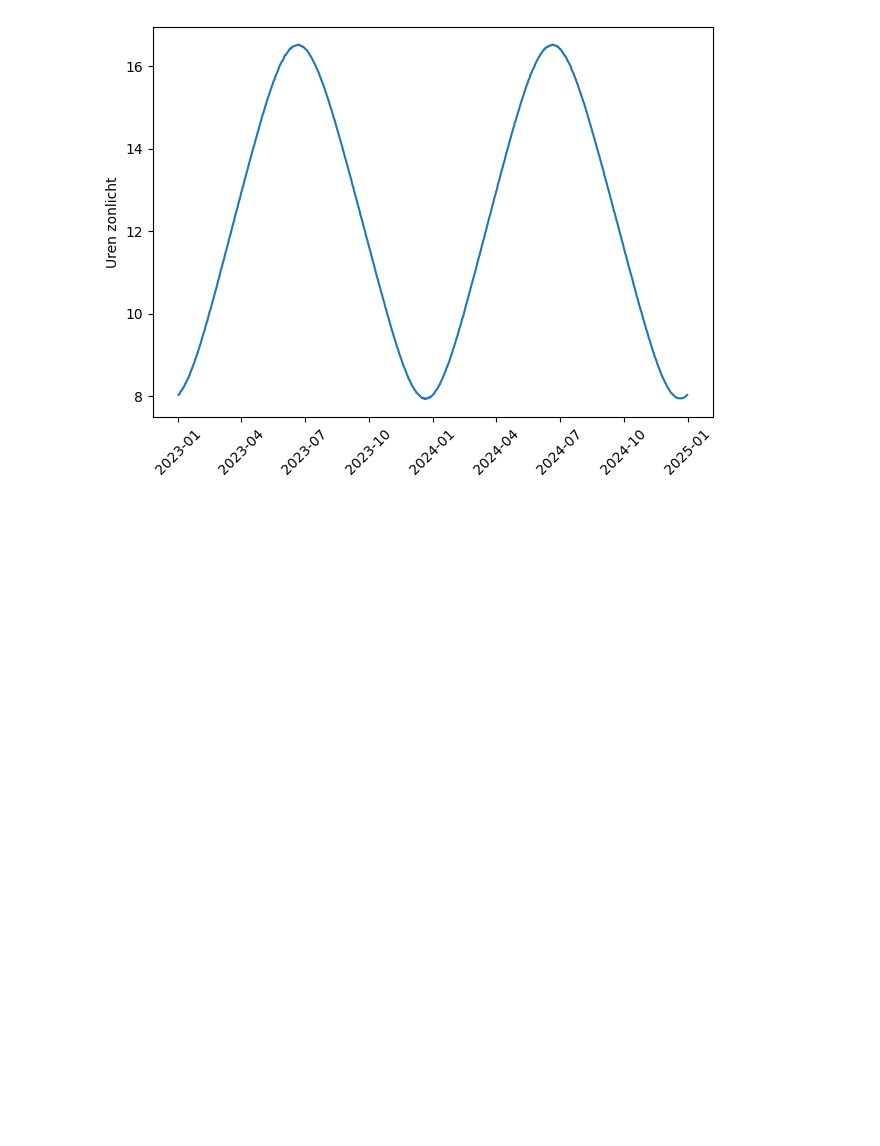
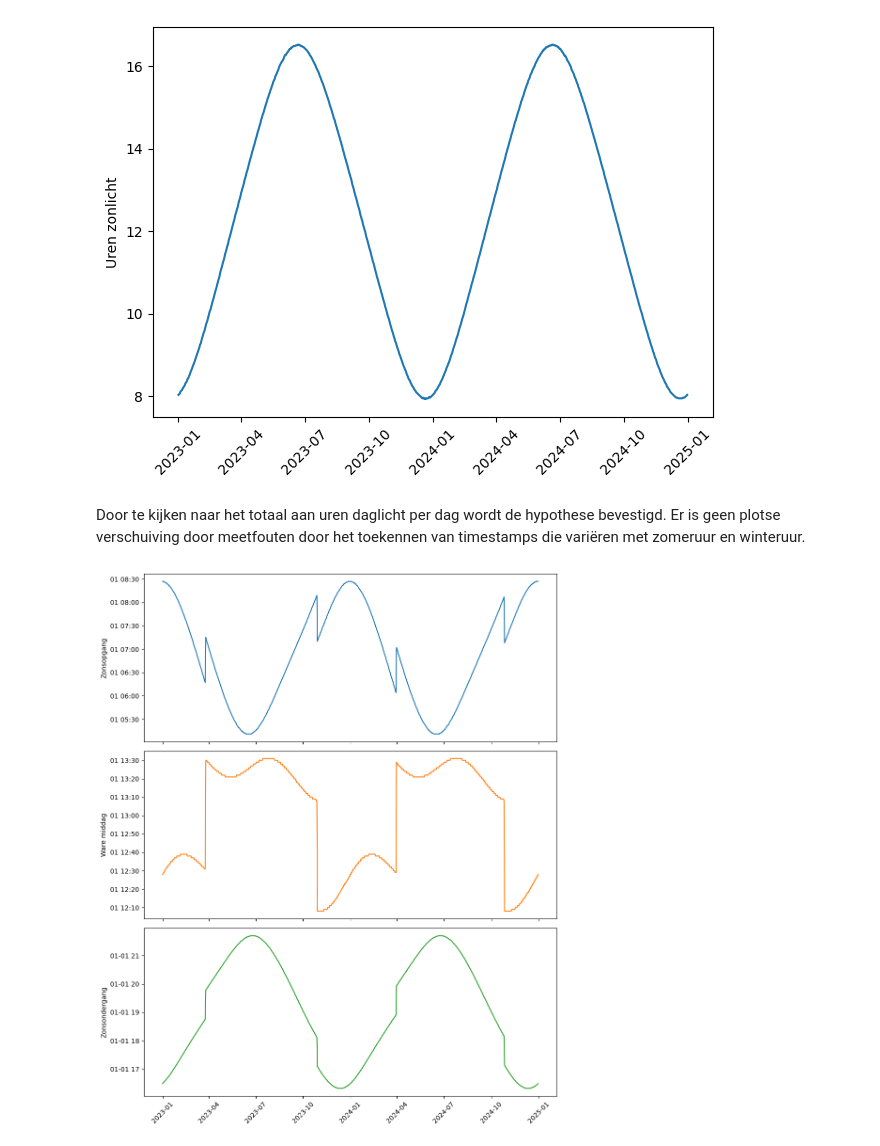
Before and after one commit to Robin-12/Project-Solar, a Jupyter notebook: Project_Solar.ipynb, the cells around one changed output. Saved outputs shown, nothing was run; the diff lists cells and outputs as text; code cells hidden in the pictures; blank space fills up the shorter version.

```diff
--- a/Project_Solar.ipynb
+++ b/Project_Solar.ipynb
@@ -379,3 +575,38 @@ plt.tight_layout()
 plt.show()
 # %% [output]
 [figure]
+# %% [markdown]
+Door te kijken naar het totaal aan uren daglicht per dag wordt de hypothese bevestigd. Er is geen plotse verschuiving door meetfouten door het toekennen van timestamps die variëren met zomeruur en winteruur.
+# %%
+import pytz
+
+local_tz = pytz.timezone('Europe/Brussels')
+
+sunset['datum'] = sunset['datum'].dt.tz_localize(local_tz).dt.tz_convert(pytz.UTC)
+sunset['Opkomst'] = sunset['Opkomst'].dt.tz_localize(local_tz).dt.tz_convert(pytz.UTC)
+sunset['Op ware middag'] = sunset['Op ware middag'].dt.tz_localize(local_tz).dt.tz_convert(pytz.UTC)
+sunset['Ondergang'] = sunset['Ondergang'].dt.tz_localize(local_tz).dt.tz_convert(pytz.UTC)
+
+# Create subplots for each column
+fig, axs = plt.subplots(3, 1, figsize=(10, 12), sharex=True)
+
+# Plot each column on its respective subplot
+axs[0].plot(sunset['datum'], sunset['Opkomst'], color='tab:blue')
+axs[0].set_ylabel('Zonsopgang')
+
+axs[1].plot(sunset['datum'], sunset['Op ware middag'], color='tab:orange')
+axs[1].set_ylabel('Ware middag')
+
+axs[2].plot(sunset['datum'], sunset['Ondergang'], color='tab:green')
+axs[2].set_ylabel('Zonsondergang')
+
+# Rotate x-axis labels for better readability
+plt.xticks(rotation=45)
+
+# Adjust layout to prevent overlap
+plt.tight_layout()
+
+# Show the plots
+plt.show()
+# %% [output]
+[figure, added]
```
Also changed, not shown: parts of 32 cells of this notebook.
